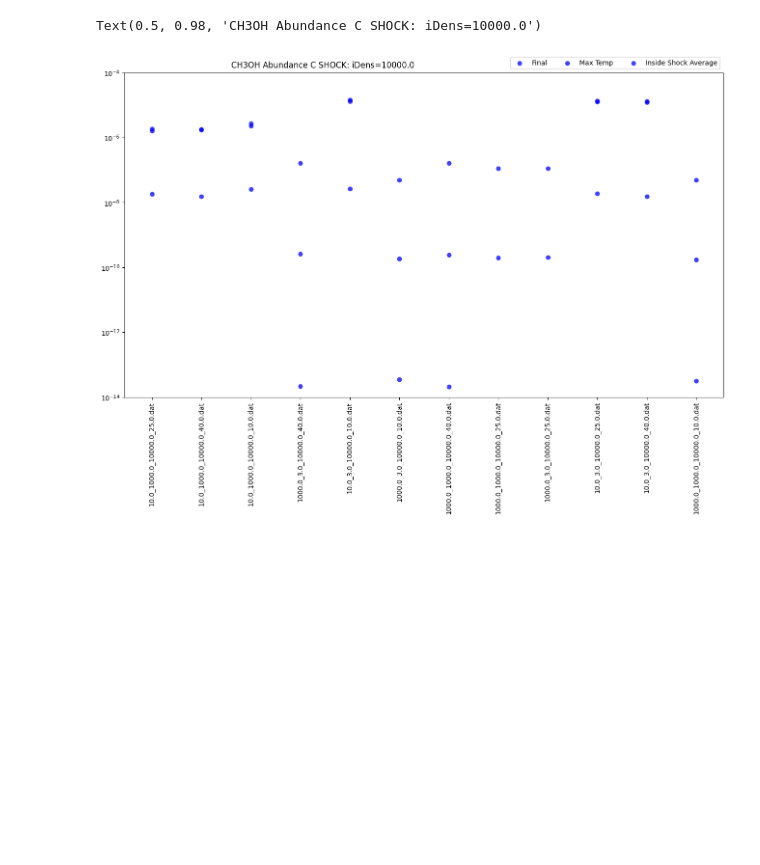
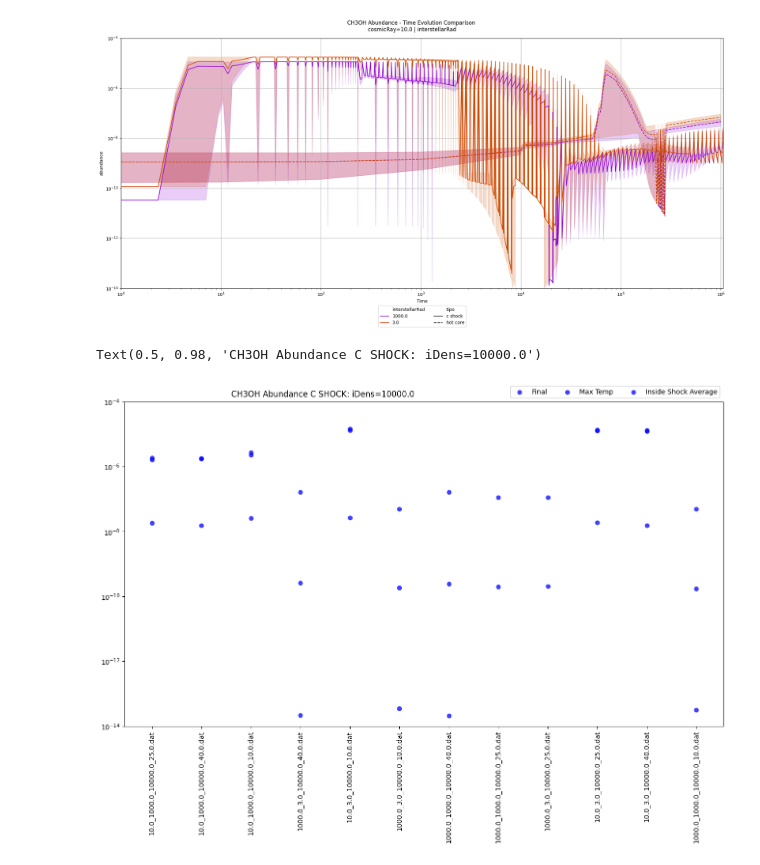
Before and after one commit to georgina-sampson/LEAPS-2024, a Jupyter notebook: CH3OH/relplots.ipynb, the cells around one changed output. Cells and saved outputs as stored; diff of their text form; code cells hidden in the pictures; blank space fills up the shorter version.

Commit message:
abundanceComparison plots

```diff
--- a/CH3OH/relplots.ipynb
+++ b/CH3OH/relplots.ipynb
@@ -14,3 +14,5 @@ species=['CH3OH','#CH3OH']
 df_sh = pl.buildDataframe(constants.SHOCK, constants.folder, constants.physical, species, singleDf=True)
 df_hc = pl.buildDataframe(constants.HOTCORE, constants.folder, constants.physical, species, singleDf=True)
 df_db = pl.buildDataframe([constants.SHOCK, constants.HOTCORE], constants.folder, constants.physical, species, singleDf=False)
+# %%
+la_df=pl.localAbundanceDataframe(df_db, constants.species, constants.physical, constants.BOTH, momento=constants.ALL, singleDf=False)
@@ -17,3 +34,35 @@ df_db = pl.buildDataframe([constants.SHOCK, constants.HOTCORE], constants.folder
+# %%
+saveFig=True
+returnFilepaths=True
+pathDic=[]
+
+focus=constants.COSMICRAY
+param=la_df[focus].unique()[0]
+
+df=la_df[la_df[focus]==param]
+
+hue=constants.INTERSTELLARRAD
+
+figName='_'.join([constants.ABUNDANCE,focus,param,hue])+'.png'
+
+if returnFilepaths:pathDic.append({'focus':focus,'param':param,'hue':hue,'path':figName})
+
+fig, ax = plt.subplots(figsize=(20,10), layout='tight')
+ax.grid(True)
+sns.lineplot(data=df, x='Time', y='abundance',
+             hue=hue, style='tipo',
+             palette='gnuplot',
+             errorbar=lambda x: (x.min(), x.max()),
+             ax=ax)
+ax.set_xscale('log')
+ax.set_yscale('log')
+ax.set_xbound(1,df['Time'].max())
+ax.set_ybound(1e-14,1e-4)
+sns.move_legend(ax, "upper center", bbox_to_anchor=(0.5, -0.06), ncol=df[hue].nunique())
+fig.suptitle('CH3OH Abundance - Time Evolution Comparison \n'+' | '.join([f'{focus}={param}',hue]))
+if saveFig: fig.savefig(figName, dpi=300, bbox_inches='tight')
+# %% [output]
+[figure, added]
 # %%
 dfi=df_sh[df_sh['iDens']=='10000.0']
 figName= '_'.join(['nameBase'+constants.SHOCK.replace(' ','').upper(),'abundance','iDens',str('10000.0')])+'.png'
```
Also changed, not shown: parts of 1 cell of this notebook, 26 other files.
